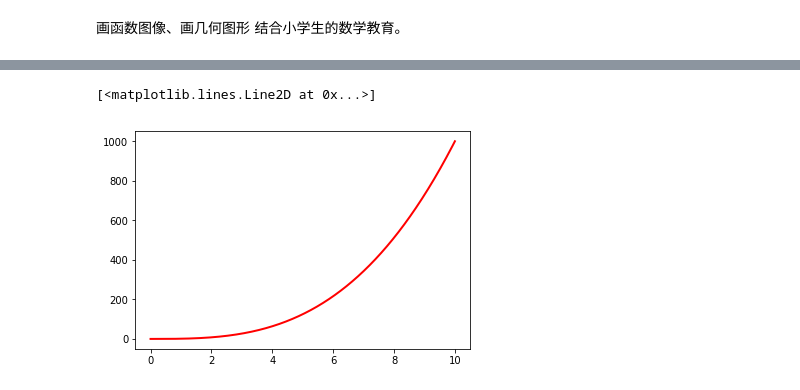
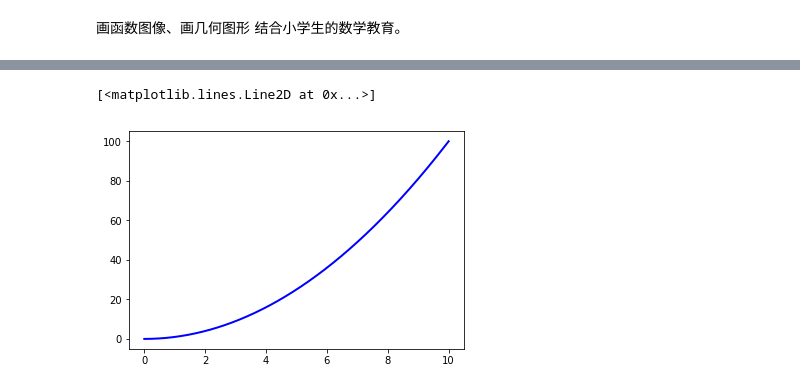
Before and after one commit to whgloveucq/jupyterfiles, a Jupyter notebook: 函数图像.ipynb, the cells around one changed output, grey strips where cells are left out. Cells and saved outputs as stored; diff of their text form; code cells hidden in the pictures.

```diff
--- a/函数图像.ipynb
+++ b/函数图像.ipynb
@@ -10,0 +157,5 @@ NameError: name 'sqrt' is not defined
+# %%
+x = np.linspace(0, 10, 1000)
+y1=np.sin(x)
+y2=x**2
+y3=x
@@ -11,5 +168,5 @@ NameError: name 'sqrt' is not defined
 # %%
-plt.plot(x,y,'r',linewidth=2)
+plt.plot(x,y2,'b',linewidth=2)
 # %% [output]
 [<matplotlib.lines.Line2D at 0x...>]
-[figure, old version]
+[figure, new version]
```
Also changed, not shown: parts of 10 cells of this notebook, 1 other file.
